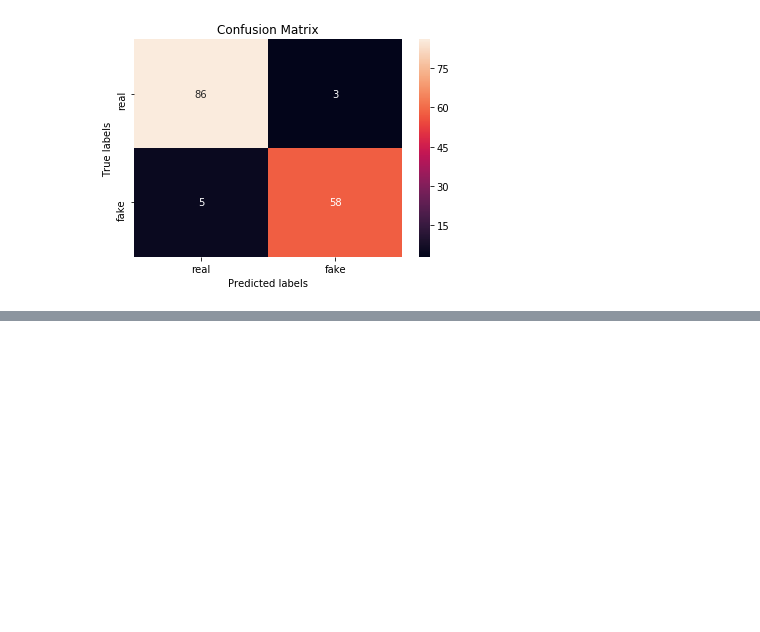
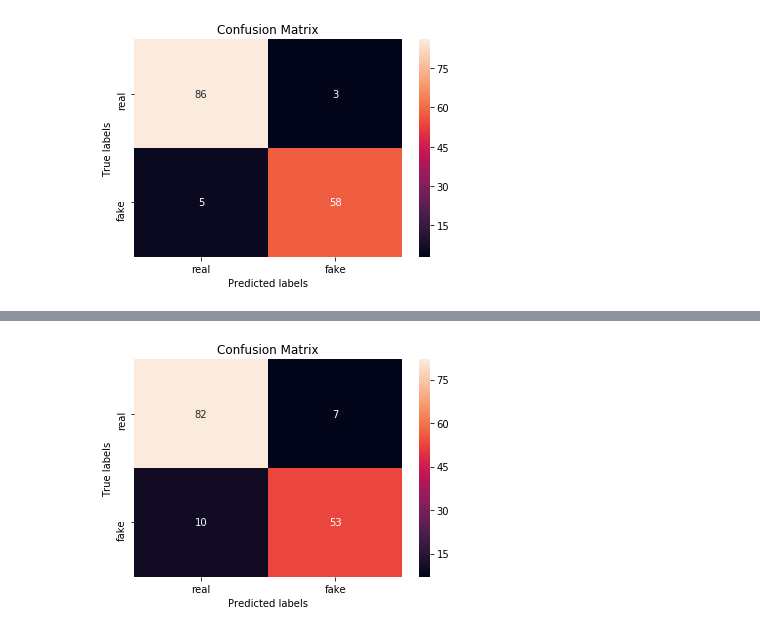
Before and after one commit to MunaGazzai/Automatic-Detection-of-Rumors-on-Twitter, a Jupyter notebook: Final 2.ipynb, the cells around one changed output, grey strips where cells are left out. Cells and saved outputs as stored; diff of their text form; code cells hidden in the pictures; blank space fills up the shorter version.

```diff
--- a/Final 2.ipynb
+++ b/Final 2.ipynb
@@ -1944,0 +2226,10 @@ ax.xaxis.set_ticklabels(['real', 'fake']); ax.yaxis.set_ticklabels(['real', 'fak
+# %%
+grid = {
+    'vectorizer__ngram_range': [(1, 1), (1, 2)],
+    'vectorizer__analyzer':('word', 'char'),
+    'classifier__alpha':np.linspace(0.5, 1.5, 6),
+    'classifier__fit_prior': [True, False],
+}
+# %%
+grid_search = GridSearchCV(pipeline, param_grid=grid, scoring='accuracy', n_jobs=-1, cv=5)
+grid_search.fit(X_train,Y_train)
@@ -1944,0 +2247,10 @@ ax.xaxis.set_ticklabels(['real', 'fake']); ax.yaxis.set_ticklabels(['real', 'fak
+# %%
+
+print(grid_search.best_estimator_,"\n")
+
+best_parameters = grid_search.best_estimator_.get_params()
+for param_name in sorted(list(grid.keys())):
+    print("\t{0}: {1}".format(param_name, best_parameters[param_name]))
+
+best_model = grid_search.best_estimator_
+y_pred=best_model.predict(X_test)
@@ -1944,0 +2268,11 @@ ax.xaxis.set_ticklabels(['real', 'fake']); ax.yaxis.set_ticklabels(['real', 'fak
+# %%
+
+confusion=confusion_matrix(Y_test, y_pred)
+report=classification_report(Y_test,y_pred)
+false_positive_rate, true_positive_rate, thresholds = roc_curve(Y_test, y_pred)
+roc_auc = auc(false_positive_rate, true_positive_rate)
+print("Confusion matrix \n",confusion,"\n")
+print("Classification_report \n ",report,"\n")
+print("Train Accuracy",accuracy_score(Y_train, best_model.predict(X_train)))
+print("Test Accuracy:",accuracy_score(Y_test,y_pred))
+print("roc_auc_score",roc_auc)
@@ -1944,0 +2298,12 @@ ax.xaxis.set_ticklabels(['real', 'fake']); ax.yaxis.set_ticklabels(['real', 'fak
+# %%
+#confusion matrix plot
+
+ax= plt.subplot()
+sns.heatmap(confusion, annot=True, ax = ax); #annot=True to annotate cells
+
+# labels, title and ticks
+ax.set_xlabel('Predicted labels');ax.set_ylabel('True labels');
+ax.set_title('Confusion Matrix');
+ax.xaxis.set_ticklabels(['real', 'fake']); ax.yaxis.set_ticklabels(['real', 'fake']);
+# %% [output]
+[figure, added]
```
Also changed, not shown: parts of 32 cells of this notebook.
